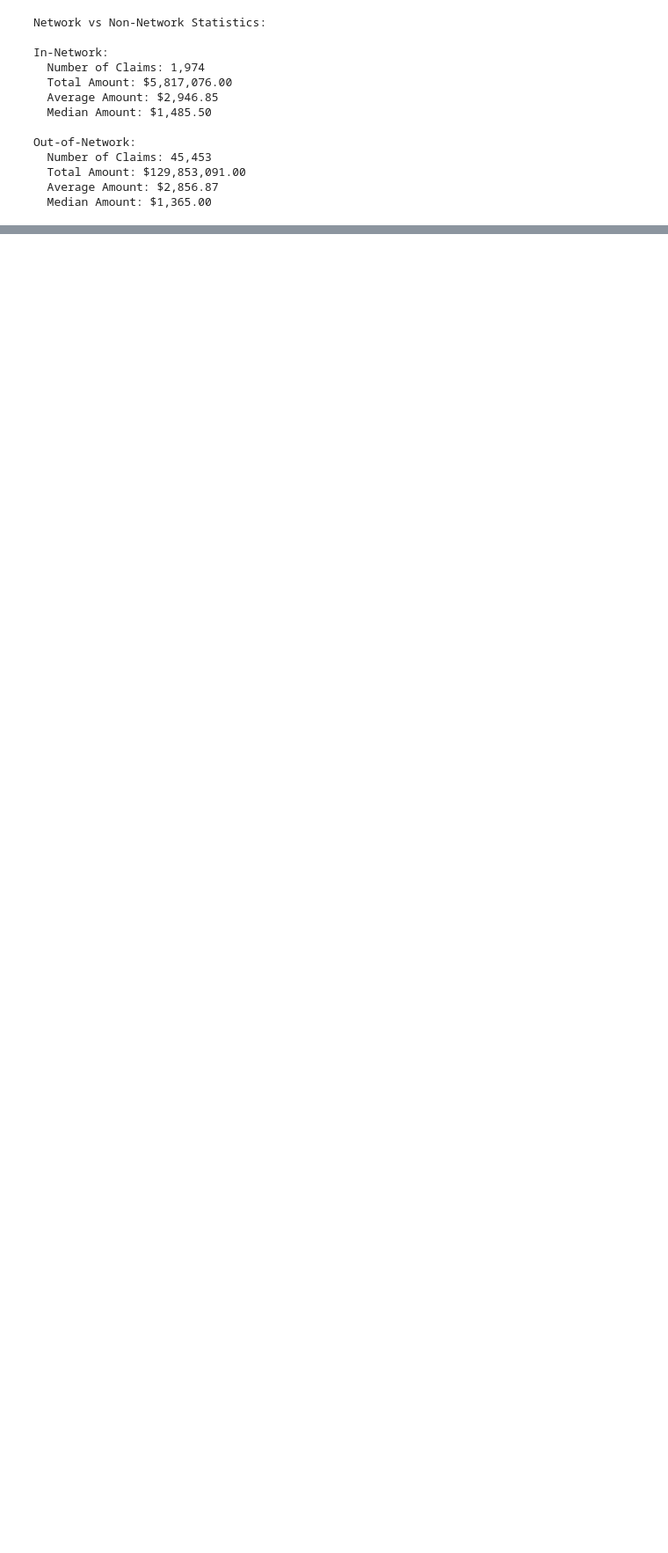
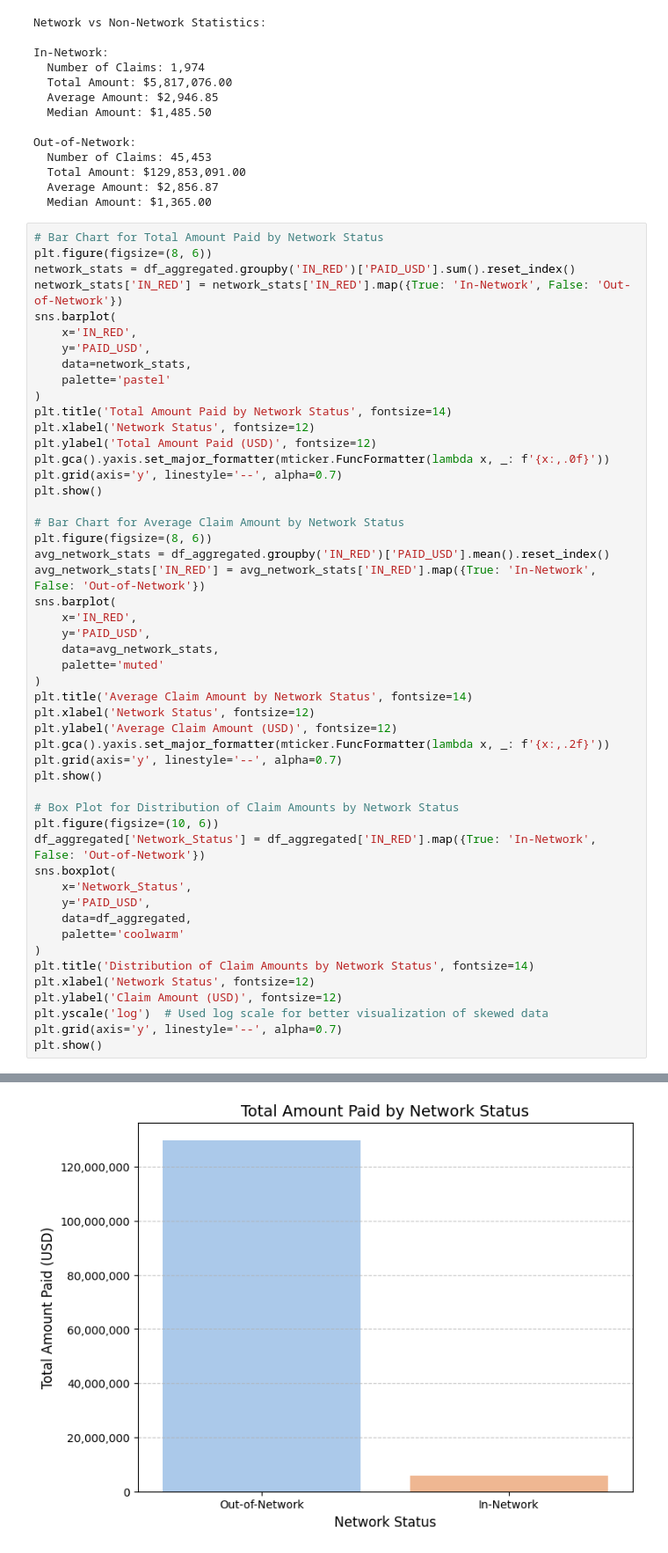
Before and after one commit to jlucenafois/data_mining_final_project, a Jupyter notebook: data_mining_final_project.ipynb, the cells around one changed output, grey strips where cells are left out. Shown at 88% size. Drawn from its saved outputs; the diff is of its cells as text; blank space fills up the shorter version.

```diff
--- a/data_mining_final_project.ipynb
+++ b/data_mining_final_project.ipynb
@@ -372,3 +487,54 @@ Out-of-Network:
   Total Amount: $129,853,091.00
   Average Amount: $2,856.87
   Median Amount: $1,365.00
+# %%
+# Bar Chart for Total Amount Paid by Network Status
+plt.figure(figsize=(8, 6))
+network_stats = df_aggregated.groupby('IN_RED')['PAID_USD'].sum().reset_index()
+network_stats['IN_RED'] = network_stats['IN_RED'].map({True: 'In-Network', False: 'Out-of-Network'})
+sns.barplot(
+    x='IN_RED',
+    y='PAID_USD',
+    data=network_stats,
+    palette='pastel'
+)
+plt.title('Total Amount Paid by Network Status', fontsize=14)
+plt.xlabel('Network Status', fontsize=12)
+plt.ylabel('Total Amount Paid (USD)', fontsize=12)
+plt.gca().yaxis.set_major_formatter(mticker.FuncFormatter(lambda x, _: f'{x:,.0f}'))
+plt.grid(axis='y', linestyle='--', alpha=0.7)
+plt.show()
+
+# Bar Chart for Average Claim Amount by Network Status
+plt.figure(figsize=(8, 6))
+avg_network_stats = df_aggregated.groupby('IN_RED')['PAID_USD'].mean().reset_index()
+avg_network_stats['IN_RED'] = avg_network_stats['IN_RED'].map({True: 'In-Network', False: 'Out-of-Network'})
+sns.barplot(
+    x='IN_RED',
+    y='PAID_USD',
+    data=avg_network_stats,
+    palette='muted'
+)
+plt.title('Average Claim Amount by Network Status', fontsize=14)
+plt.xlabel('Network Status', fontsize=12)
+plt.ylabel('Average Claim Amount (USD)', fontsize=12)
+plt.gca().yaxis.set_major_formatter(mticker.FuncFormatter(lambda x, _: f'{x:,.2f}'))
+plt.grid(axis='y', linestyle='--', alpha=0.7)
+plt.show()
+
+# Box Plot for Distribution of Claim Amounts by Network Status
+plt.figure(figsize=(10, 6))
+df_aggregated['Network_Status'] = df_aggregated['IN_RED'].map({True: 'In-Network', False: 'Out-of-Network'})
+sns.boxplot(
+    x='Network_Status',
+    y='PAID_USD',
+    data=df_aggregated,
+    palette='coolwarm'
+)
+plt.title('Distribution of Claim Amounts by Network Status', fontsize=14)
+plt.xlabel('Network Status', fontsize=12)
+plt.ylabel('Claim Amount (USD)', fontsize=12)
+plt.yscale('log')  # Used log scale for better visualization of skewed data
+plt.grid(axis='y', linestyle='--', alpha=0.7)
+plt.show()
+# %% [output]
@@ -374,0 +544 @@ Out-of-Network:
+[figure, added]
```
Also changed, not shown: parts of 11 cells of this notebook, 1 other file.
